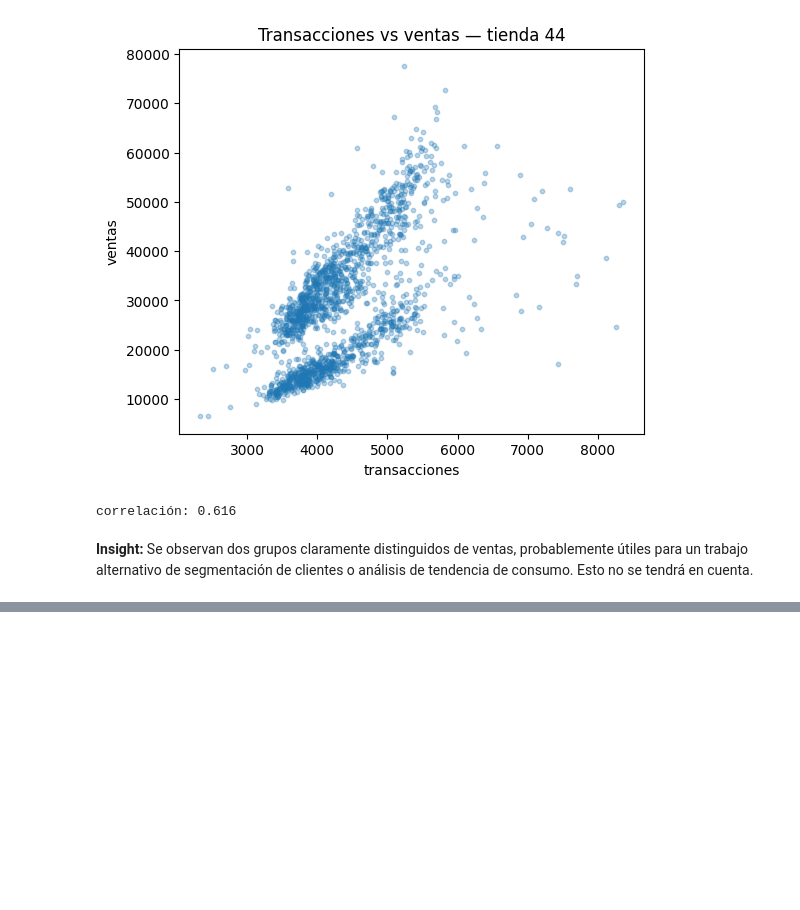
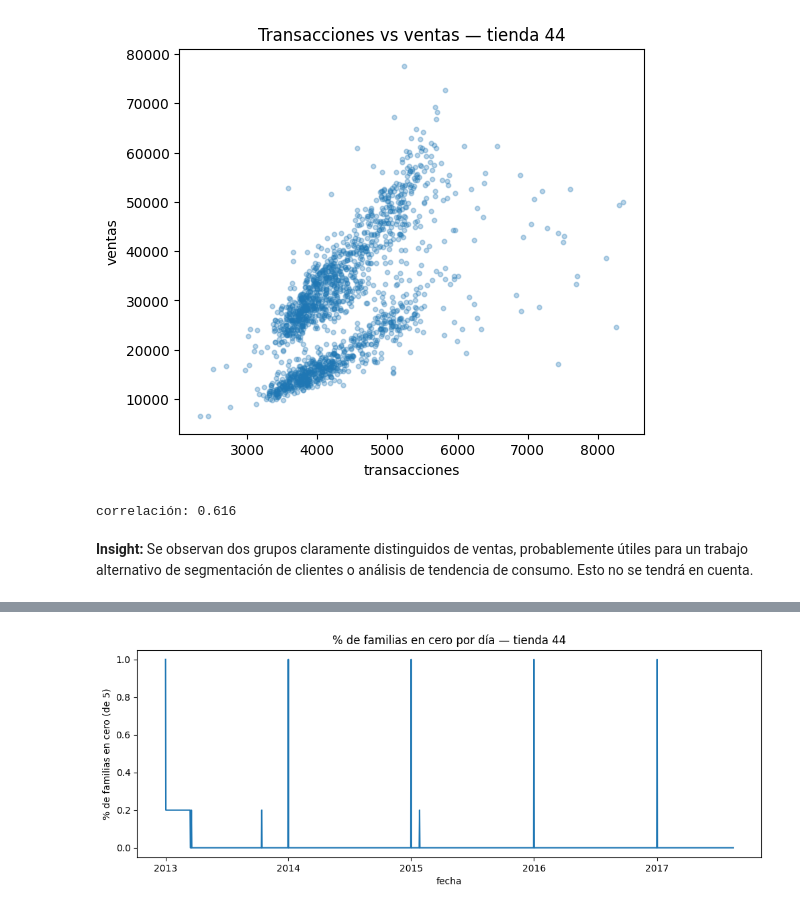
Before and after one commit to Jacogz/ML-Prediccion-Demanda, a Jupyter notebook: src/model_development.ipynb, the cells around one changed output, grey strips where cells are left out. Cells and saved outputs as stored; diff of their text form; code cells hidden in the pictures; blank space fills up the shorter version.

```diff
--- a/src/model_development.ipynb
+++ b/src/model_development.ipynb
@@ -365,0 +409,12 @@ correlación: 0.616
+# %%
+train_1["es_cero"] = train_1["sales"] == 0
+
+ceros_por_familia = (
+    train_1.groupby("family")["es_cero"].mean().mul(100).round(2).rename("pct_ceros")
+)
+primera_venta_por_familia = (
+    train_1[train_1["sales"] > 0].groupby("family")["date"].min().rename("primera_venta")
+)
+pd.concat([ceros_por_familia, primera_venta_por_familia], axis=1).sort_values(
+    "pct_ceros", ascending=False
+)
@@ -365,0 +429,11 @@ correlación: 0.616
+# %%
+pct_cero_por_fecha = train_1.groupby("date")["es_cero"].mean()
+
+fig, ax = plt.subplots(figsize=(12, 4))
+ax.plot(pct_cero_por_fecha.index, pct_cero_por_fecha.values)
+ax.set_title(f"% de familias en cero por día — tienda {selected_store_nbr}")
+ax.set_xlabel("fecha")
+ax.set_ylabel(f"% de familias en cero (de {len(selected_families)})")
+plt.show()
+# %% [output]
+[figure, added]
```
Also changed, not shown: parts of 15 cells of this notebook.
